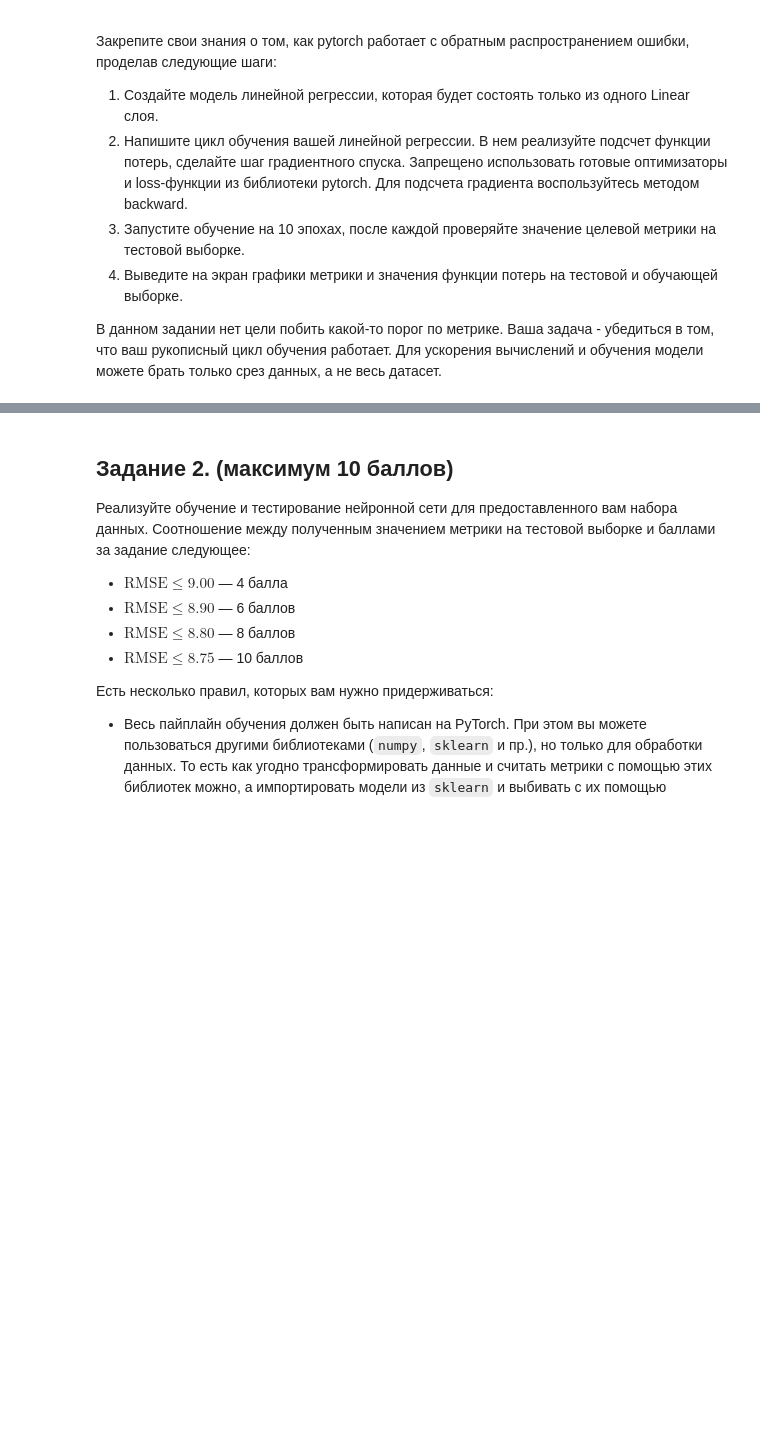
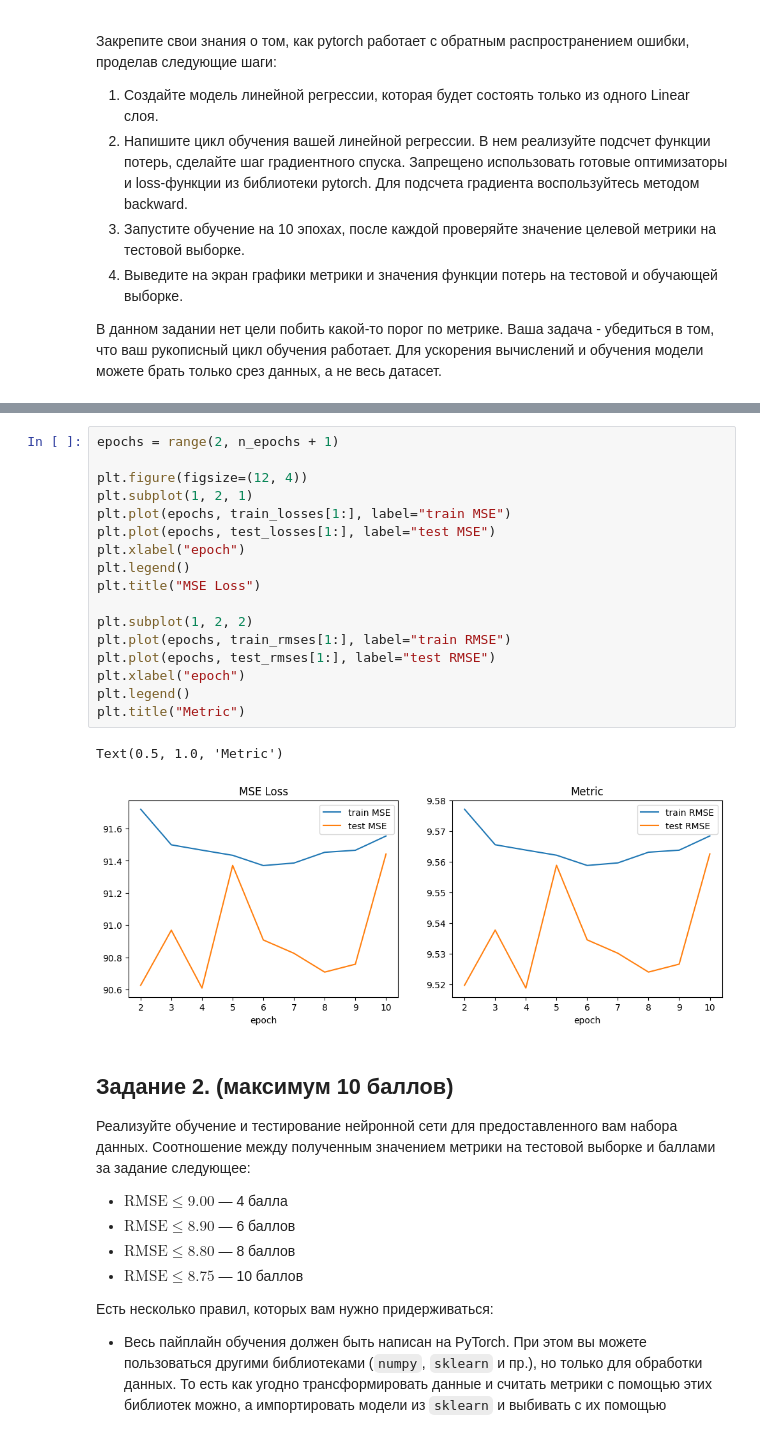
Before and after one commit to denic-t/iad-deep-learning-homework, a Jupyter notebook: hw1/homework_01.ipynb, the cells around one changed output, grey strips where cells are left out. Cells and saved outputs as stored; diff of their text form; blank space fills up the shorter version.

```diff
--- a/hw1/homework_01.ipynb
+++ b/hw1/homework_01.ipynb
@@ -210,3 +222,23 @@ plt.show()
+# %%
+epochs = range(2, n_epochs + 1)
+
+plt.figure(figsize=(12, 4))
+plt.subplot(1, 2, 1)
+plt.plot(epochs, train_losses[1:], label="train MSE")
+plt.plot(epochs, test_losses[1:], label="test MSE")
+plt.xlabel("epoch")
+plt.legend()
+plt.title("MSE Loss")
+
+plt.subplot(1, 2, 2)
+plt.plot(epochs, train_rmses[1:], label="train RMSE")
+plt.plot(epochs, test_rmses[1:], label="test RMSE")
+plt.xlabel("epoch")
+plt.legend()
+plt.title("Metric")
+# %% [output]
+Text(0.5, 1.0, 'Metric')
+[figure, added]
 # %% [markdown]
 ## Задание 2. (максимум 10 баллов)
 
```
Also changed, not shown: parts of 6 cells of this notebook.
